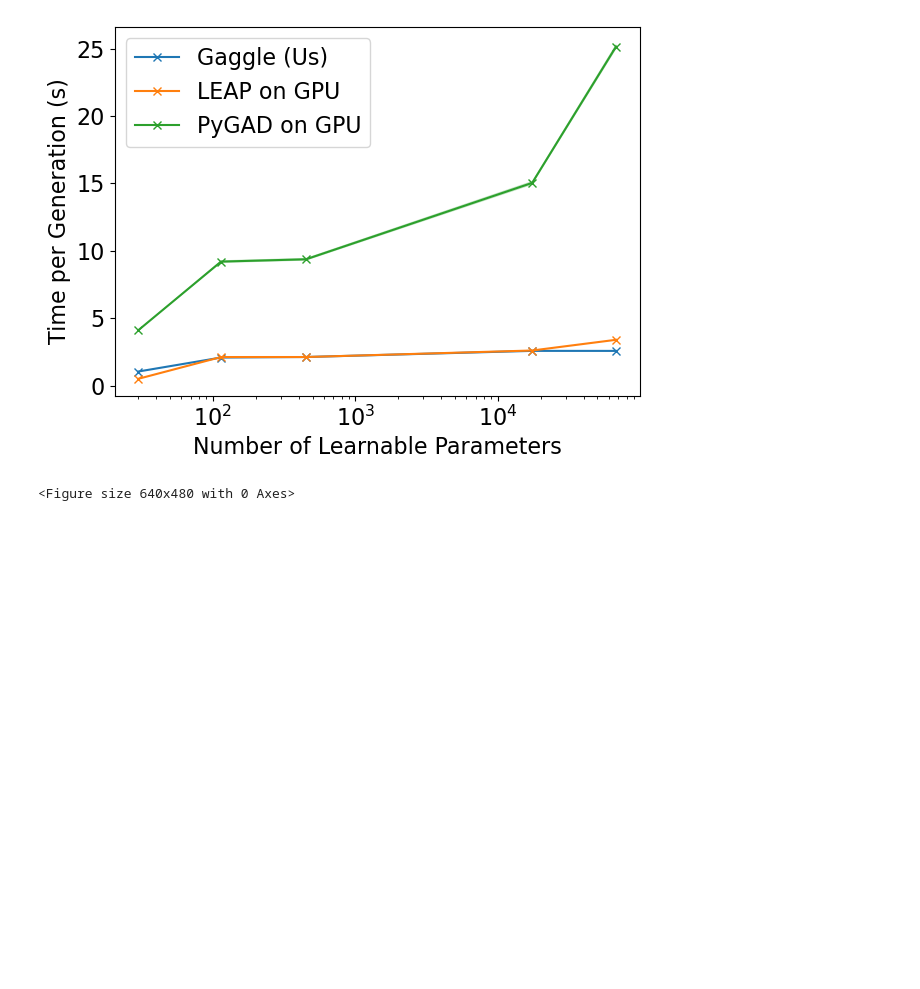
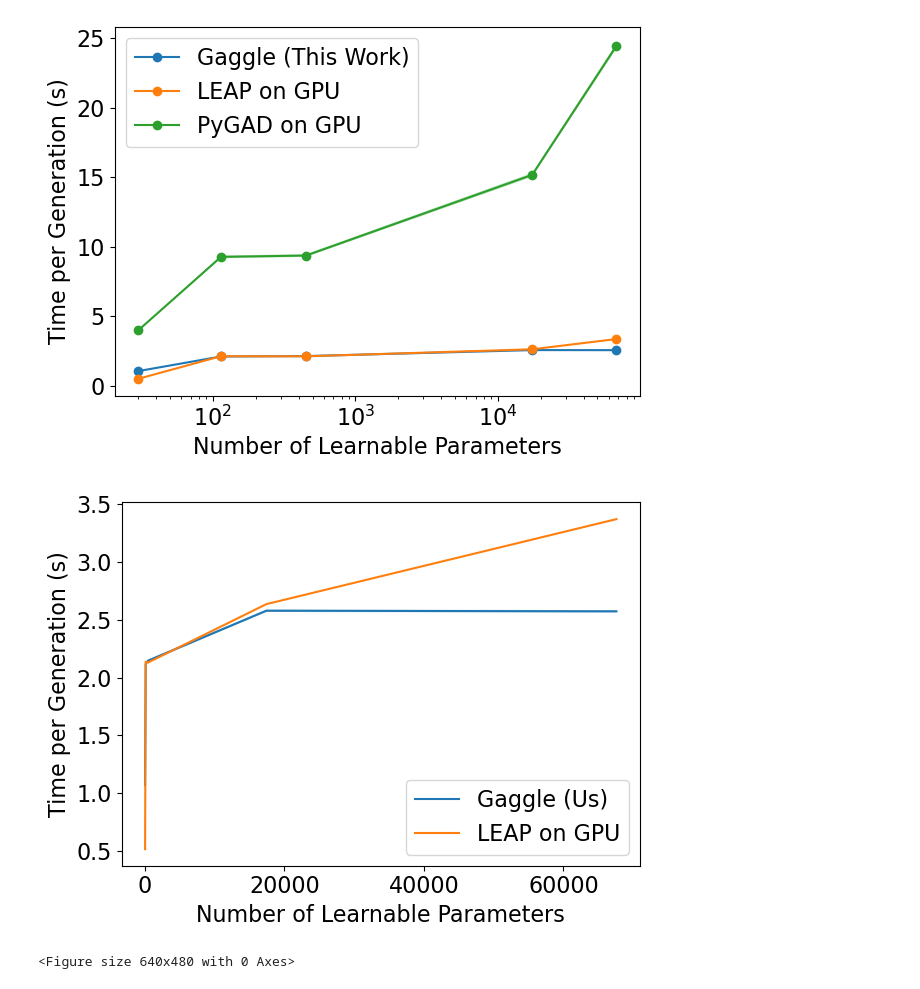
Before and after one commit to LucasFenaux/gaggle-benchmarking, a Jupyter notebook: cartpole/plot_results.ipynb, the cells around one changed output. Cells and saved outputs as stored; diff of their text form; code cells hidden in the pictures; blank space fills up the shorter version.

```diff
--- a/cartpole/plot_results.ipynb
+++ b/cartpole/plot_results.ipynb
@@ -60,29 +60,48 @@ print(CI_dict)
 # %%
 model_sizes = ["tiny", "small", "medium", "large", "very_large"]
 model_num_params = [30, 114, 450, 17410, 67590]
+plt.rcParams.update({'font.size': 16})
 plt.rcParams['pdf.fonttype'] = 42
 plt.rcParams['ps.fonttype'] = 42
-plt.rcParams.update({'font.size': 16})
-
-nice_names = {'gaggle':'Gaggle (Us)', 'leap': 'LEAP on GPU', 'pygad': 'PyGAD on GPU'}
+nice_names = {'gaggle':'Gaggle (This Work)', 'leap': 'LEAP on GPU', 'pygad': 'PyGAD on GPU'}
 
 for algorithm in nice_names:
     result = CI_dict[algorithm]
     values = [result[str(x)][0] for x in model_sizes]
     lower = [result[str(x)][1] for x in model_sizes]
     upper = [result[str(x)][2] for x in model_sizes]
-    plt.semilogx(model_num_params, values, label=nice_names[algorithm], marker='x')
+    plt.semilogx(model_num_params, values, label=nice_names[algorithm], marker='o')
     plt.fill_between(model_num_params, lower, upper, alpha=0.3)
 
 # plt.title("{} Dataset".format(dataset))
 plt.xlabel("Number of Learnable Parameters")
 plt.ylabel("Time per Generation (s)")
 plt.tight_layout()
 plt.legend()
 plt.plot()
-plt.savefig('Results/cartpole_plot.pdf', bbox_inches='tight')
+plt.savefig('Results/cartpole_plot.png', bbox_inches='tight')
 plt.show()
 plt.clf()
+
+nice_names = {'gaggle':'Gaggle (Us)', 'leap': 'LEAP on GPU'}
+for algorithm in nice_names:
+    result = CI_dict[algorithm]
+    values = [result[str(x)][0] for x in model_sizes]
+    lower = [result[str(x)][1] for x in model_sizes]
+    upper = [result[str(x)][2] for x in model_sizes]
+    plt.plot(model_num_params, values, label=nice_names[algorithm])
+    plt.fill_between(model_num_params, lower, upper, alpha=0.3)
+
+# plt.title("{} Dataset".format(dataset))
+plt.xlabel("Number of Learnable Parameters")
+plt.ylabel("Time per Generation (s)")
+plt.tight_layout()
+plt.legend()
+plt.plot()
+plt.savefig('Results/cartpole_plot.png', bbox_inches='tight')
+plt.show()
+plt.clf()
 # %% [output]
-[figure, old version]
+[figure, new version]
+[figure, added]
 <Figure size 640x480 with 0 Axes>
```
Also changed, not shown: parts of 1 cell of this notebook, 2 other files.
